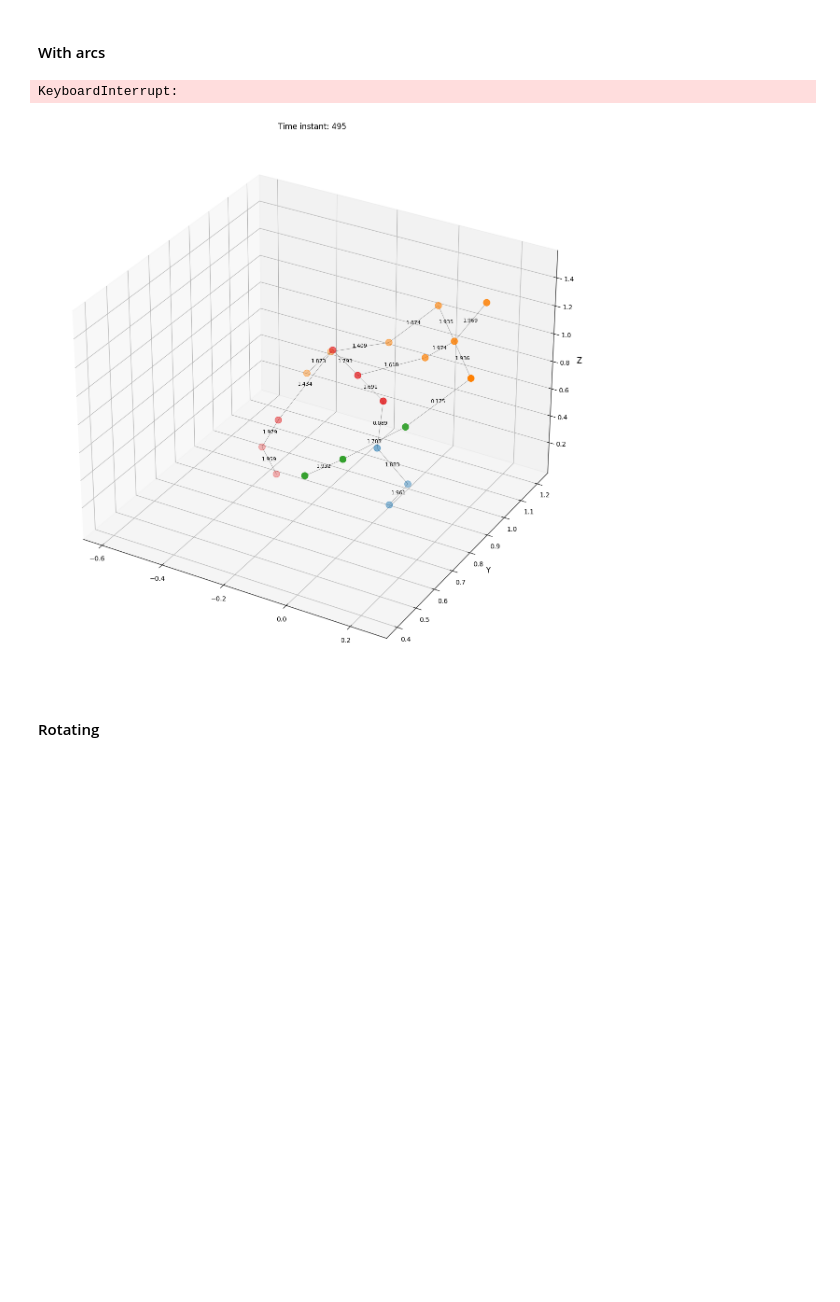
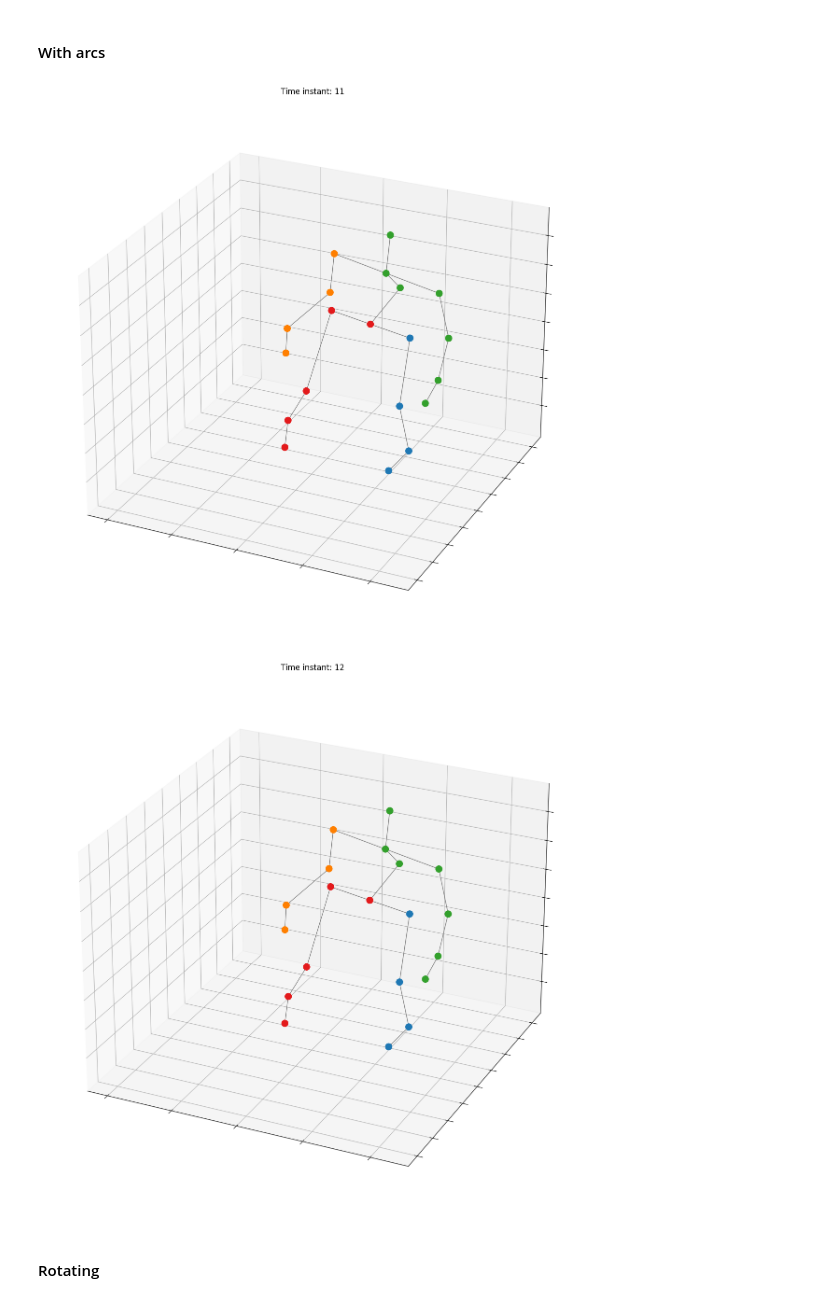
Before and after one commit to gaggioaxel/OoM-Thesis, a Jupyter notebook: code/src/OoM.ipynb, the cells around one changed output. Drawn from its saved outputs; the diff is of its cells as text; code cells hidden in the pictures; blank space fills up the shorter version.

```diff
--- a/code/src/OoM.ipynb
+++ b/code/src/OoM.ipynb
@@ -1351,11 +1356,11 @@ for timeInstant in range(-len(featuresTable)):  # WARNING SET TO -len() to preve
     currLabels = update_graph(timeInstant,currLabels)
     time.sleep(0.1)
 
-jointLabels = np.zeros((len(featuresTable)+1,20),dtype=int)
+fixedJointLabels = np.zeros((len(featuresTable)+1,20),dtype=int)
 weightMatrices = np.zeros((len(allNodes),len(allNodes),len(featuresTable)))
 for timeInstant in range(len(featuresTable)):
-    weightMatrices[:,:,timeInstant], jointLabels[timeInstant+1,:] = update_graph(timeInstant, jointLabels[timeInstant] if timeInstant > 0 else None,draw=False)
-jointLabels = jointLabels[1:,:]
+    weightMatrices[:,:,timeInstant], fixedJointLabels[timeInstant+1,:] = update_graph(timeInstant, fixedJointLabels[timeInstant] if timeInstant > 0 else None,draw=False)
+fixedJointLabels = fixedJointLabels[1:,:]
 # %%
 from matplotlib import pyplot as plt
 %matplotlib
@@ -1383,7 +1388,7 @@ fig.canvas.manager.window.title("3D Movement with clusters\t(Scroll with mouse w
 
 # Set the initial time index
 time_index = 0
-jointColors = np.vectorize(lambda joint: color_pool[joint])(jointLabels)
+jointColors = np.vectorize(lambda joint: color_pool[joint])(fixedJointLabels)
 
 # Function to update the plot based on the slider value
 def update_plot(val):
@@ -1464,7 +1469,7 @@ ax.set_zlim([minMax[0, 2], minMax[1, 2]])
 #fig.canvas.manager.window.title("3D Movement with clusters\t(Scroll with mouse wheel)")
 
 time_indices = range(posTableX.shape[0])
-jointColors = np.vectorize(lambda joint: color_pool[joint])(jointLabels)
+jointColors = np.vectorize(lambda joint: color_pool[joint])(fixedJointLabels)
 
 # Loop through each time instant and plot results
 for time_index in range(-len(posTableX)):       # MODIFY TO ENABLE REMOVING THE MINUS
@@ -1495,7 +1500,7 @@ plt.close(fig)
 #### With arcs
 # %%
 from matplotlib import pyplot as plt
-%matplotlib inline
+#%matplotlib inline
 import numpy as np
 from IPython.display import clear_output, display
 import time
@@ -1516,46 +1521,51 @@ ax.set_ylim([minMax[0, 1], minMax[1, 1]])
 ax.set_zlim([minMax[0, 2], minMax[1, 2]])
 
 time_indices = range(-len(posTableX))
-jointColors = np.vectorize(lambda joint: color_pool[joint])(jointLabels)
+jointColors = np.vectorize(lambda joint: color_pool[joint])(fixedJointLabels)
 
 # Loop through each time instant and plot results
-for time_index in range(len(posTableX)):  # MODIFY TO ENABLE REMOVING THE MINUS
-    clear_output(wait=True)
+for time_index in range(11,13):#len(posTableX)):  # MODIFY TO ENABLE REMOVING THE MINUS
+    #clear_output(wait=True)
     ax.cla()
 
     filteredX = posTableX.iloc[time_index]
     filteredY = posTableY.iloc[time_index]
     filteredZ = posTableZ.iloc[time_index]
 
-    ax.scatter(filteredX, filteredY, filteredZ, c=jointColors[time_index, :],s=100)
+    ax.scatter(filteredX, filteredY, filteredZ, c=jointColors[time_index, :],alpha=1,s=100)
 
     ax.set_xlim([minMax[0, 0], minMax[1, 0]])
     ax.set_ylim([minMax[0, 1], minMax[1, 1]])
     ax.set_zlim([minMax[0, 2], minMax[1, 2]])
 
-    ax.set_xlabel('X', fontsize=12)
-    ax.set_ylabel('Y', fontsize=12)
-    ax.set_zlabel('Z', fontsize=12)
+    #ax.set_xlabel('X', fontsize=12)
+    #ax.set_ylabel('Y', fontsize=12)
+    #ax.set_zlabel('Z', fontsize=12)
     ax.set_title("Time instant: " + str(time_index))
 
     # Add edges based on the weight matrix
     for i in range(20):
         for j in range(i + 1, 20):
             if adjacencyMatrix[i,j]:
                 ax.plot([filteredX[i], filteredX[j]],
                         [filteredY[i], filteredY[j]],
                         [filteredZ[i], filteredZ[j]],
-                        color='gray', linestyle='-', linewidth=0.5)
-                ax.text((filteredX[i]+filteredX[j])/2, (filteredY[i]+filteredY[j])/2, (filteredZ[i]+filteredZ[j])/2, str(weightMatrices[i,j,time_index])[:5], horizontalalignment='center',fontsize=8, color='black')
+                        color='gray', linestyle='-', linewidth=1)
+                #ax.text((filteredX[i]+filteredX[j])/2, (filteredY[i]+filteredY[j])/2, (filteredZ[i]+filteredZ[j])/2, str(weightMatrices[i,j,time_index])[:5], horizontalalignment='center',fontsize=8, color='black')
+    ax.set_xticklabels([])
+    ax.set_yticklabels([])
+    ax.set_zticklabels([])
+    ax.grid(True)
+    ax.view_init(elev=26, azim=-65)
+    display(fig)
 
-    display(fig)
 
     time.sleep(0.05)  # Add a delay to control animation speed
 
 plt.close(fig)
 # %% [output]
-KeyboardInterrupt:
-[figure, old version]
+[figure, new version]
+[figure, added]
 # %% [markdown]
 #### Rotating
 # %%
```
Also changed, not shown: parts of 6 cells of this notebook, 2 other files.
